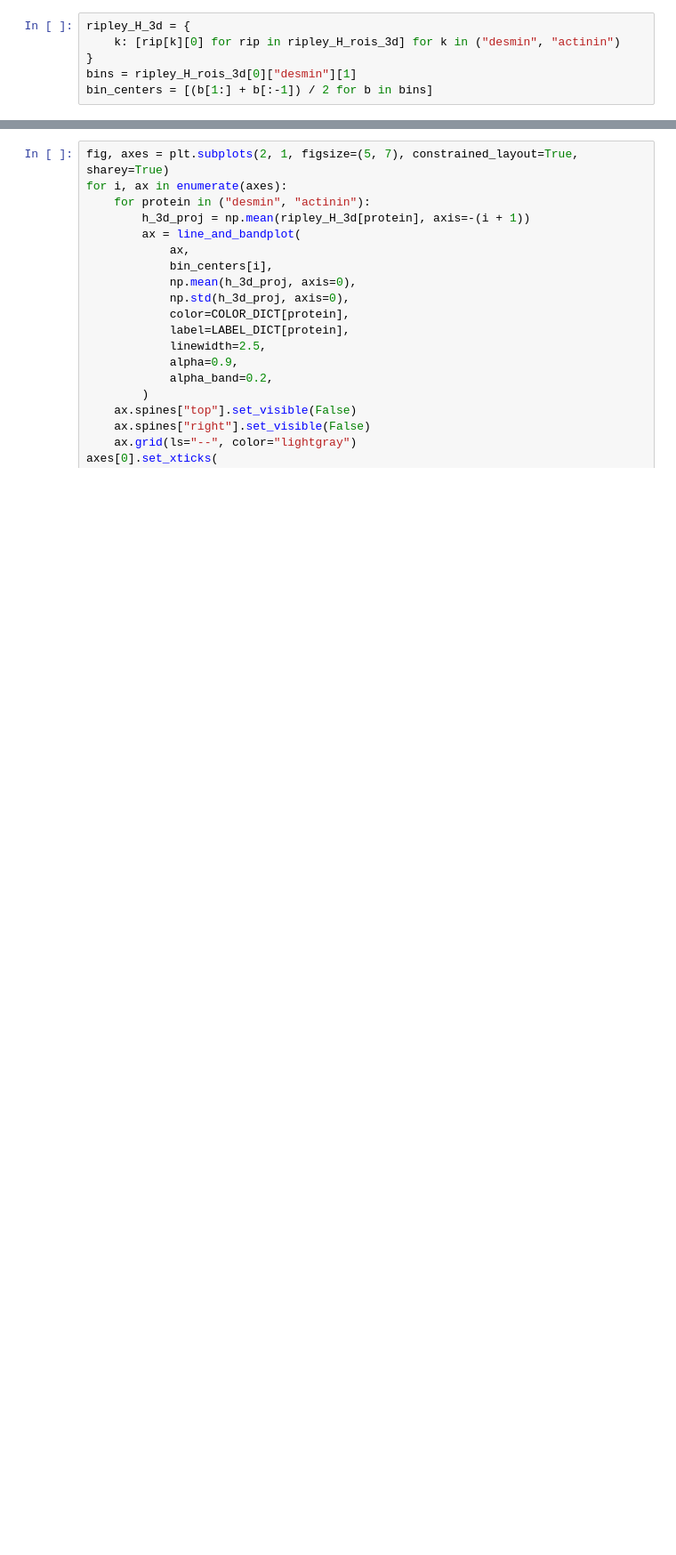
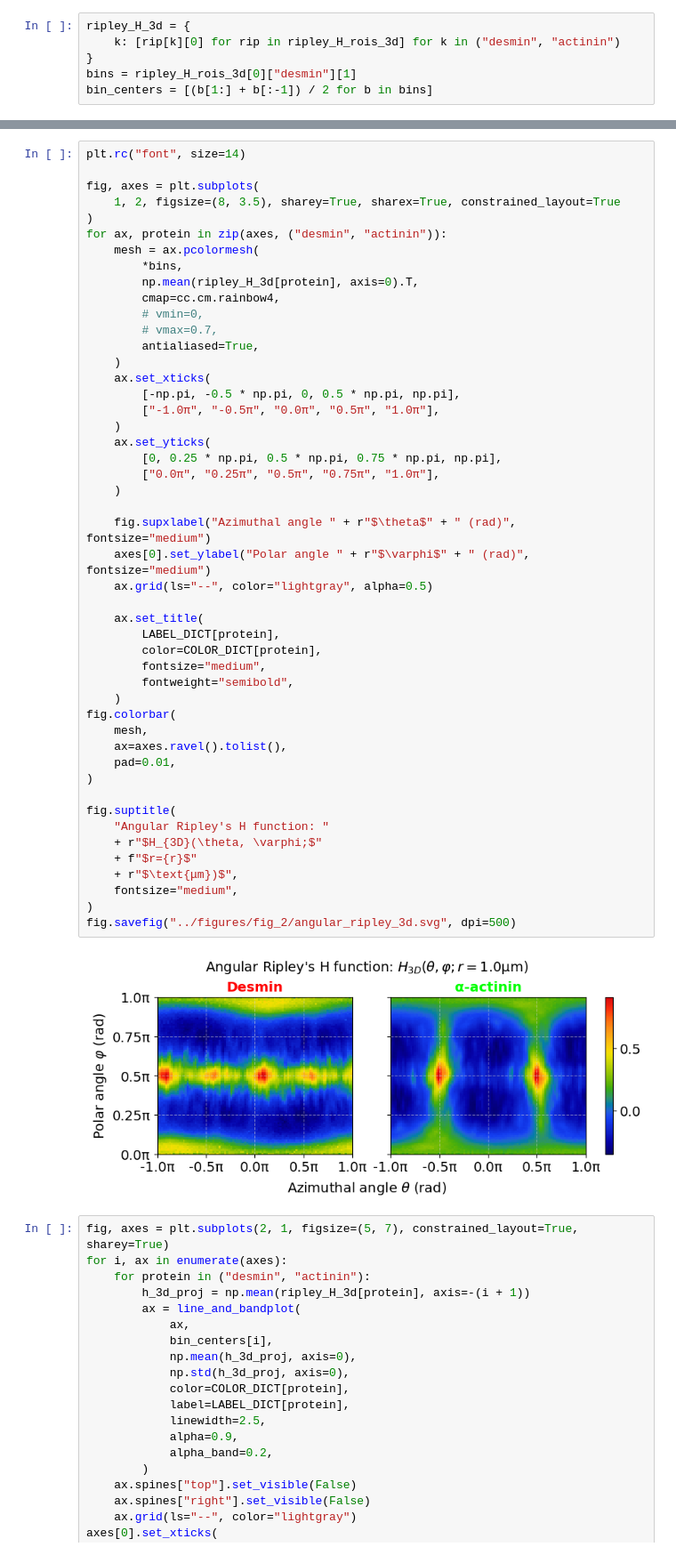
Before and after one commit to Jhko725/desmin-sarcomere-interior, a Jupyter notebook: notebooks/angular_orientation.ipynb, the cells around one changed output, grey strips where cells are left out. Shown at 89% size. Saved outputs shown, nothing was run; the diff lists cells and outputs as text; blank space fills up the shorter version.

```diff
--- a/notebooks/angular_orientation.ipynb
+++ b/notebooks/angular_orientation.ipynb
@@ -297,5 +317,55 @@ fig.savefig("../figures/fig_3/3b/angular_ripley_3d.svg", dpi=500)
 # %% [output]
 [figure]
+# %%
+plt.rc("font", size=14)
+
+fig, axes = plt.subplots(
+    1, 2, figsize=(8, 3.5), sharey=True, sharex=True, constrained_layout=True
+)
+for ax, protein in zip(axes, ("desmin", "actinin")):
+    mesh = ax.pcolormesh(
+        *bins,
+        np.mean(ripley_H_3d[protein], axis=0).T,
+        cmap=cc.cm.rainbow4,
+        # vmin=0,
+        # vmax=0.7,
+        antialiased=True,
+    )
+    ax.set_xticks(
+        [-np.pi, -0.5 * np.pi, 0, 0.5 * np.pi, np.pi],
+        ["-1.0π", "-0.5π", "0.0π", "0.5π", "1.0π"],
+    )
+    ax.set_yticks(
+        [0, 0.25 * np.pi, 0.5 * np.pi, 0.75 * np.pi, np.pi],
+        ["0.0π", "0.25π", "0.5π", "0.75π", "1.0π"],
+    )
+
+    fig.supxlabel("Azimuthal angle " + r"$\theta$" + " (rad)", fontsize="medium")
+    axes[0].set_ylabel("Polar angle " + r"$\varphi$" + " (rad)", fontsize="medium")
+    ax.grid(ls="--", color="lightgray", alpha=0.5)
+
+    ax.set_title(
+        LABEL_DICT[protein],
+        color=COLOR_DICT[protein],
+        fontsize="medium",
+        fontweight="semibold",
+    )
+fig.colorbar(
+    mesh,
+    ax=axes.ravel().tolist(),
+    pad=0.01,
+)
+
+fig.suptitle(
+    "Angular Ripley's H function: "
+    + r"$H_{3D}(\theta, \varphi;$"
+    + f"$r={r}$"
+    + r"$\text{μm})$",
+    fontsize="medium",
+)
+fig.savefig("../figures/fig_2/angular_ripley_3d.svg", dpi=500)
+# %% [output]
+[figure, added]
 # %%
 fig, axes = plt.subplots(2, 1, figsize=(5, 7), constrained_layout=True, sharey=True)
 for i, ax in enumerate(axes):
```
Also changed, not shown: parts of 4 cells of this notebook, 5 other files.
